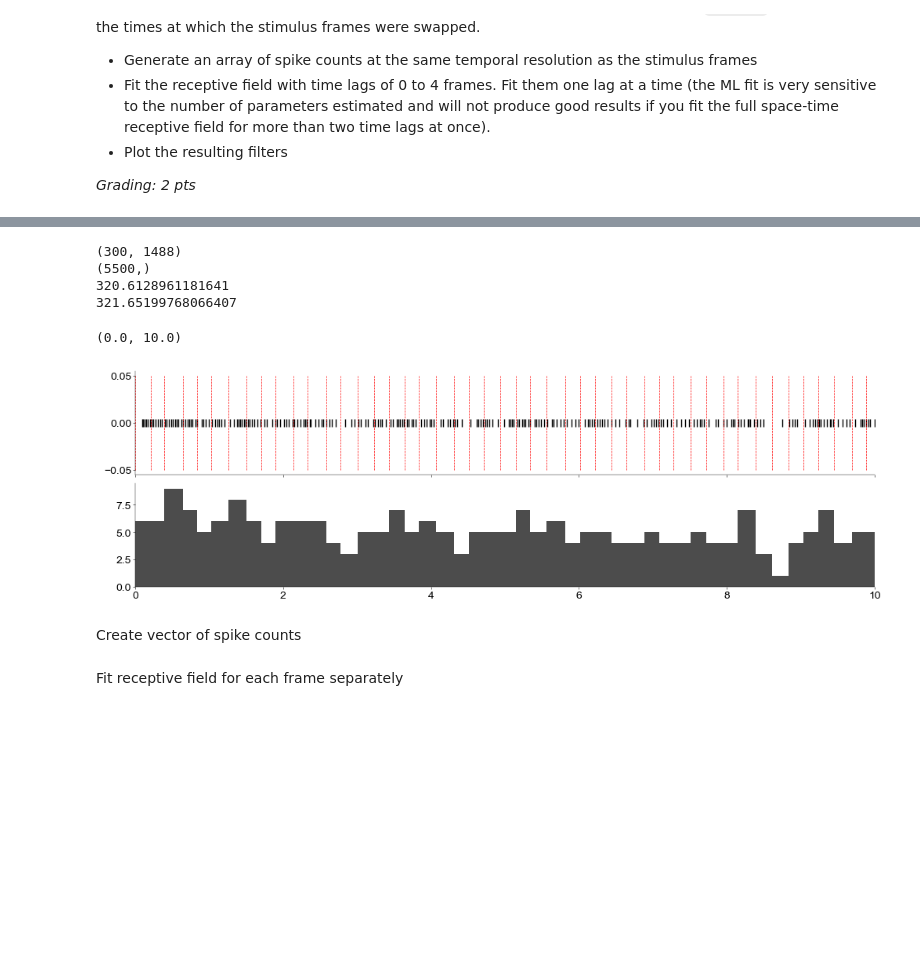
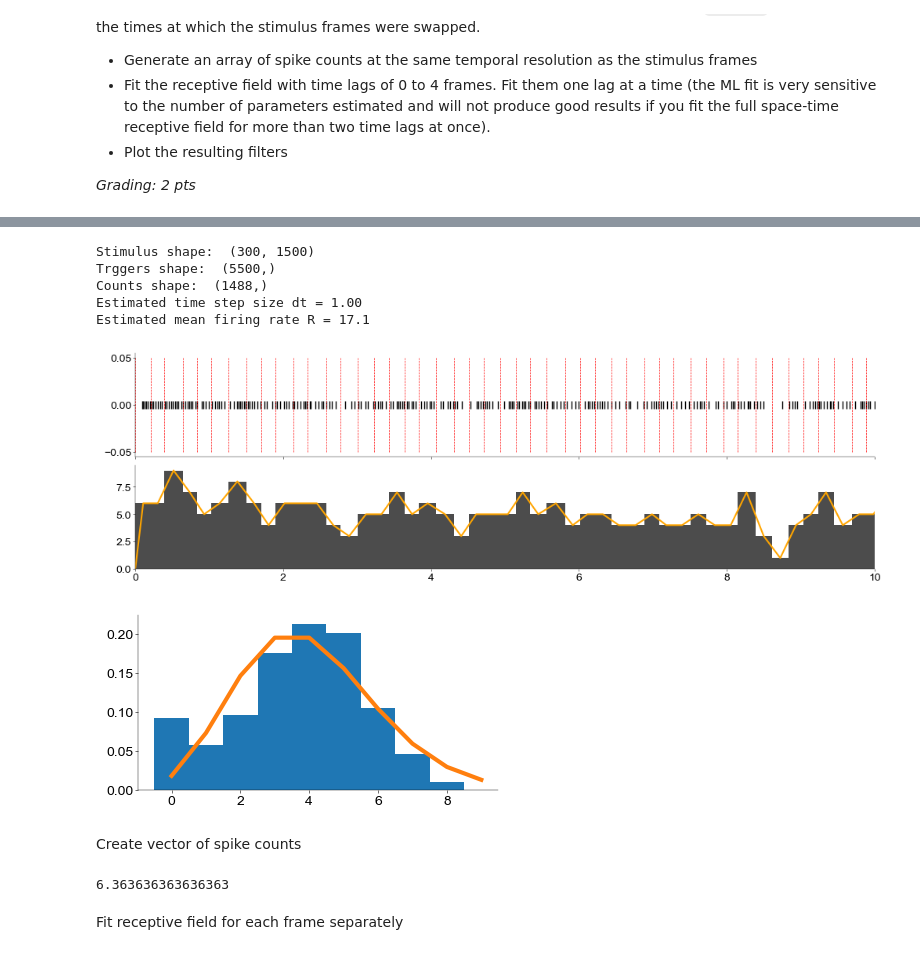
Before and after one commit to atimcenko/tu-neural-data-science, a Jupyter notebook: notebooks/CodingLab5_Alex.ipynb, the cells around one changed output, grey strips where cells are left out. Saved outputs shown, nothing was run; the diff lists cells and outputs as text; code cells hidden in the pictures; blank space fills up the shorter version.

```diff
--- a/notebooks/CodingLab5_Alex.ipynb
+++ b/notebooks/CodingLab5_Alex.ipynb
@@ -198,5 +202,5 @@ from scipy.special import factorial
 # %%
-def negloglike_lnp(x, c, s, dt=0.1, R=50):
+def negloglike_lnp(w, c, s, dt=0.1, R=50, verbose=False):
     '''Implements the negative (!) log-likelihood of the LNP model and its
     gradient with respect to the receptive field w.
 
@@ -231,8 +235,15 @@ def negloglike_lnp(x, c, s, dt=0.1, R=50):
     # calculated earlier. (0.5 pts)
     # ------------------------------------------------
 
-    r = (np.exp(x[np.newaxis, :] @ s) * R * dt).flatten()
-    f = -(c * np.log(r) - np.log(factorial(c)) - r).sum()
+    r = (np.exp(w[np.newaxis, :] @ s) * R * dt).flatten()
+    if verbose:
+        print("r.shape = ", r.shape)
+        print("c.shape = ", c.shape)
+        print("Sum of r: ", r.sum())
+        print("c max: ", c.max())
+        print("log factorial(c): ", gammaln(c + 1)[:10])
+        print("log factorial at c max: ", gammaln(np.max(c) + 1))
+    f = np.nansum(-(c * np.log(r) - gammaln(c + 1) - r))
 
     # using numpy broadcasting each row of s is multiplied by different (c - r)
     df = (-s @ (c - r)[:, np.newaxis]).flatten()
@@ -390,7 +506,12 @@ trigger = var['DN_triggertimes'].flatten()
 # contains the stimulus movie with black and white pixels
 s = var['DN_stim']
 s = s.reshape((300, 1500)) # the shape of each frame is (20, 15)
-s = s[:, 1:len(trigger)]
+stim = s[:, 1:len(trigger)]
 
 _, nT = s.shape
+
+plt.imshow(s[:, 0].reshape(frame_size), cmap='gray');
+plt.title("A sample of a stimulus frame")
+plt.xticks([])
+plt.yticks([]);
 # %% [output]
@@ -399,34 +519,45 @@ _, nT = s.shape
 # %%
-print(s.shape)
-print(t.shape)
-
-print(trigger.max())
-print(t.max())
+print("Stimulus shape: ", s.shape)
+print("Trggers shape: ", t.shape)
 
 fig, axes = plt.subplots(2, 1, figsize=(10, 3), sharex=True)
 
 ax = axes[0]
 ax.vlines(trigger, -0.05, 0.05, color='red', linewidth=0.5, linestyle='--')
 ax.scatter(t, np.zeros(len(t)), s=50, marker='|', facecolor='black')
 
 # bin the spikes
 bin_indices = np.arange(len(trigger))
 bins = np.append(trigger, t.max() + .1) # include the righmost boundary since the last change of the stimulus
-t_digit = np.digitize(t, bins, right=True)
+bin_centers = np.convolve(bins, np.ones(2) / 2, 'same')
+t_digit = np.digitize(t, bins)
 counts = np.bincount(t_digit)
-
 
 ax = axes[1]
 ax.hist(t, bins, color='black', alpha=0.7)
-#ax.plot(bins[:-1], counts, color='red', linewidth=1.5)
+ax.plot(bin_centers, counts, color='orange', linewidth=1.5)
 ax.set_xlim((0, 10))
+
+counts = counts[1:len(trigger)] # slicing to align with the stim of shape (300, 1488)
+print("Counts shape: ", counts.shape)
+
+plt.figure(figsize=(4, 2))
+bins = np.arange(10)
+plt.hist(counts, bins=np.arange(10) - 0.5, density=True)
+plt.plot(stats.poisson(mu=4).pmf(bins), linewidth=3);
+
+dt = np.diff(bins[:-2]).mean() # estimating dt as a mean time interval between frames
+R = len(t) / t[-1]
+print(f"Estimated time step size dt = {dt:.2f}")
+print(f"Estimated mean firing rate R = {R:.1f}")
 # %% [output]
-(300, 1488)
-(5500,)
-320.6128961181641
-321.65199768066407
+Stimulus shape:  (300, 1500)
+Trggers shape:  (5500,)
+Counts shape:  (1488,)
+Estimated time step size dt = 1.00
+Estimated mean firing rate R = 17.1
-(0.0, 10.0)
-[figure, old version]
+[figure, new version]
+[figure, added]
 # %% [markdown]
 Create vector of spike counts
 # %%
@@ -436,5 +567,12 @@ Create vector of spike counts
 # Bin the spike counts at the same temporal
 # resolution as the stimulus (0.5 pts)
 # ------------------------------------------
+# %%
+a = np.arange(5) / 1.1
+a[3] = np.nan
+
+np.nansum(a)
+# %% [output]
+6.363636363636363
 # %% [markdown]
 Fit receptive field for each frame separately
```
Also changed, not shown: parts of 27 cells of this notebook.
